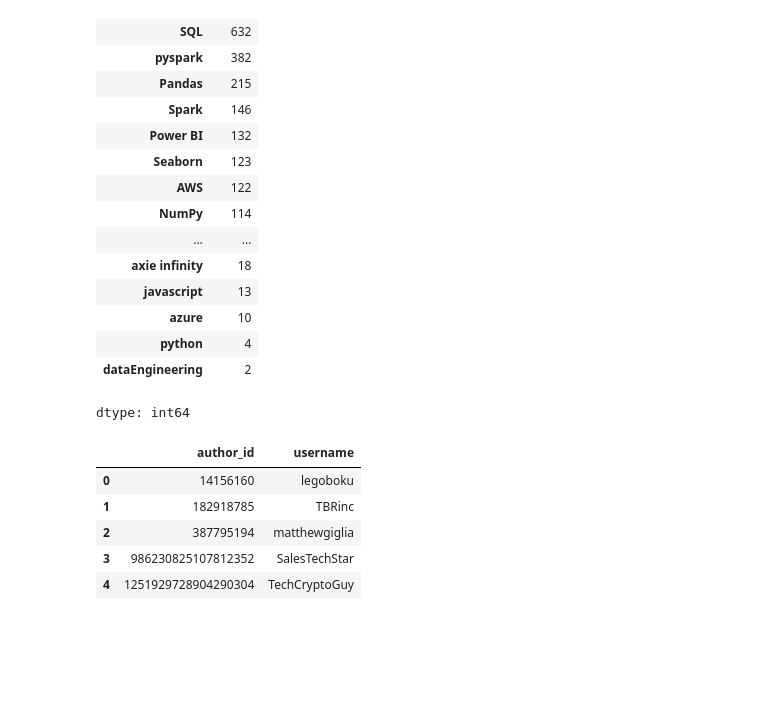
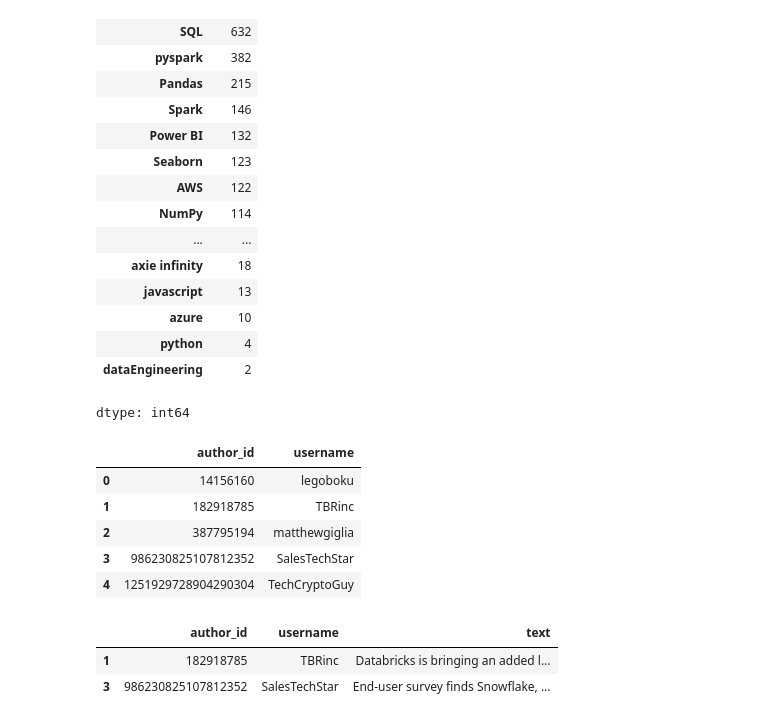
Before and after one commit to byambaa1982/python_cources_for_beginers, a Jupyter notebook: Mini Project 1/Pandas_6.ipynb, the cells around one changed output. Saved outputs shown, nothing was run; the diff lists cells and outputs as text; code cells hidden in the pictures; blank space fills up the shorter version.

```diff
--- a/Mini Project 1/Pandas_6.ipynb
+++ b/Mini Project 1/Pandas_6.ipynb
@@ -82,3 +90,9 @@ df2.head()
 | 2 | 387795194 | matthewgiglia |
 | 3 | 986230825107812352 | SalesTechStar |
 | 4 | 1251929728904290304 | TechCryptoGuy |
+# %%
+df.loc[[1, 3], ['author_id', 'username', 'text']]
+# %% [output]
+|  | author_id | username | text |
+| 1 | 182918785 | TBRinc | Databricks is bringing an added l... |
+| 3 | 986230825107812352 | SalesTechStar | End-user survey finds Snowflake, ... |
```
Also changed, not shown: parts of 3 cells of this notebook.
